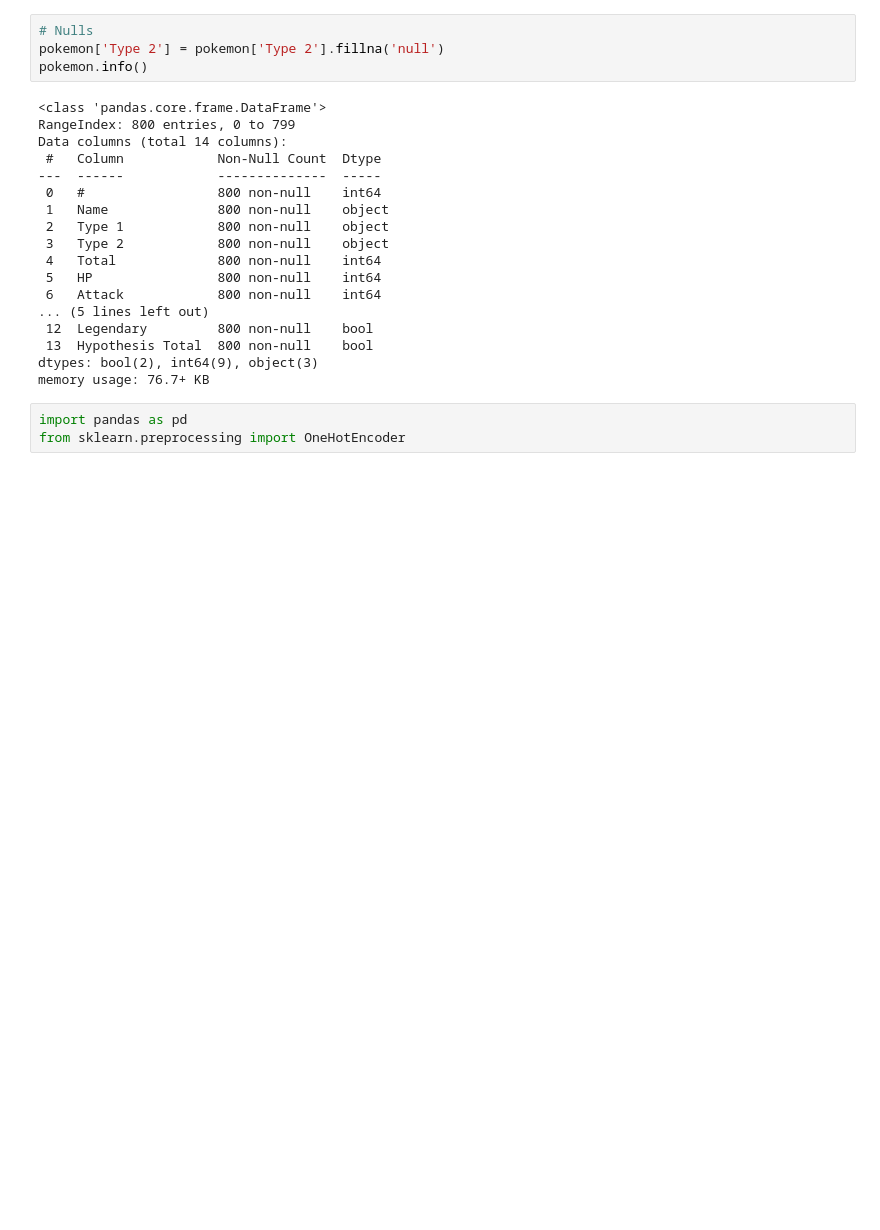
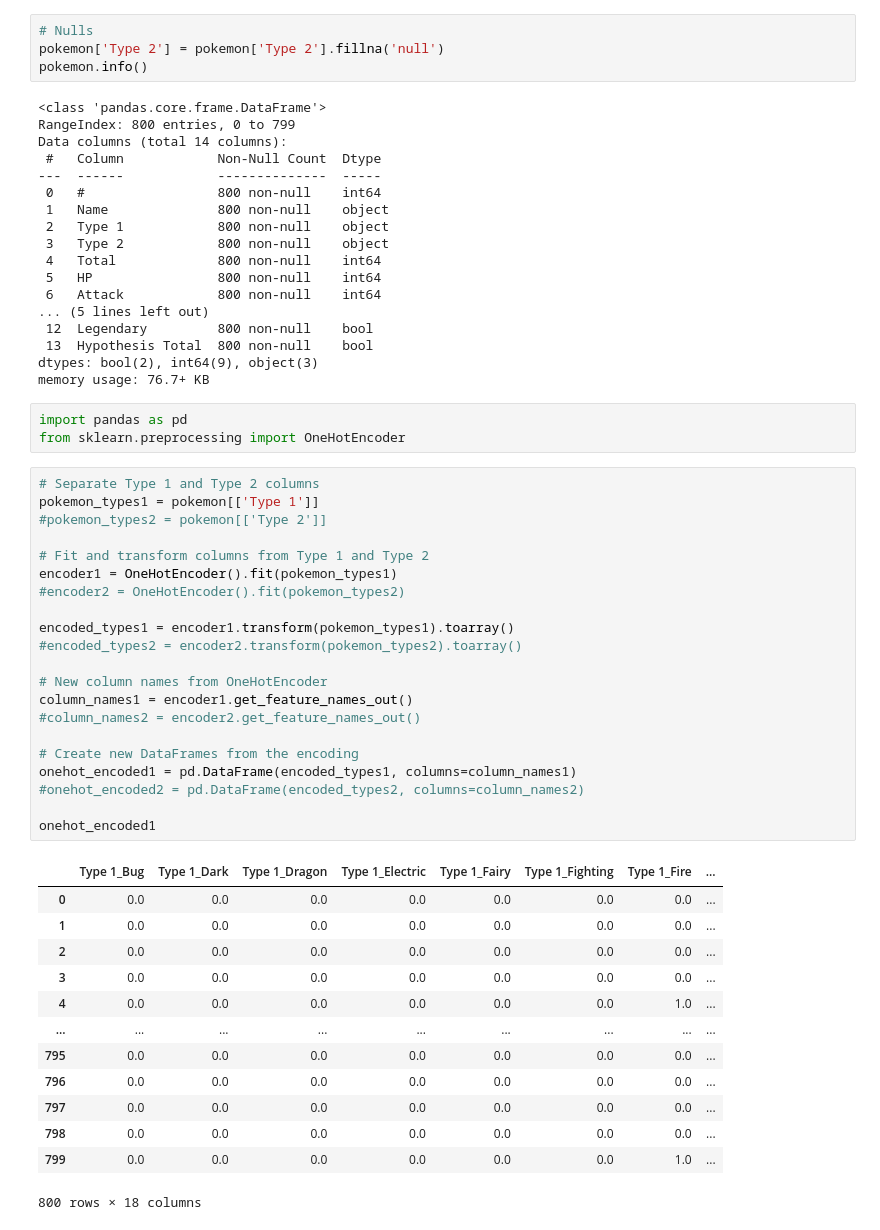
Before and after one commit to Andreadatalu/lab-dataframe-calculations, a Jupyter notebook: your-code/challenge-2-Final.ipynb, the cells around one changed output. Saved outputs shown, nothing was run; the diff lists cells and outputs as text; blank space fills up the shorter version.

```diff
--- a/your-code/challenge-2-Final.ipynb
+++ b/your-code/challenge-2-Final.ipynb
@@ -130,3 +130,38 @@ memory usage: 76.7+ KB
 # %%
 import pandas as pd
 from sklearn.preprocessing import OneHotEncoder
+# %%
+# Separate Type 1 and Type 2 columns
+pokemon_types1 = pokemon[['Type 1']]
+#pokemon_types2 = pokemon[['Type 2']]
+
+# Fit and transform columns from Type 1 and Type 2
+encoder1 = OneHotEncoder().fit(pokemon_types1)
+#encoder2 = OneHotEncoder().fit(pokemon_types2)
+
+encoded_types1 = encoder1.transform(pokemon_types1).toarray()
+#encoded_types2 = encoder2.transform(pokemon_types2).toarray()
+
+# New column names from OneHotEncoder
+column_names1 = encoder1.get_feature_names_out()
+#column_names2 = encoder2.get_feature_names_out()
+
+# Create new DataFrames from the encoding
+onehot_encoded1 = pd.DataFrame(encoded_types1, columns=column_names1)
+#onehot_encoded2 = pd.DataFrame(encoded_types2, columns=column_names2)
+
+onehot_encoded1
+# %% [output]
+|  | Type 1_Bug | Type 1_Dark | Type 1_Dragon | Type 1_Electric | Type 1_Fairy | Type 1_Fighting | Type 1_Fire | ... |
+| 0 | 0.0 | 0.0 | 0.0 | 0.0 | 0.0 | 0.0 | 0.0 | ... |
+| 1 | 0.0 | 0.0 | 0.0 | 0.0 | 0.0 | 0.0 | 0.0 | ... |
+| 2 | 0.0 | 0.0 | 0.0 | 0.0 | 0.0 | 0.0 | 0.0 | ... |
+| 3 | 0.0 | 0.0 | 0.0 | 0.0 | 0.0 | 0.0 | 0.0 | ... |
+| 4 | 0.0 | 0.0 | 0.0 | 0.0 | 0.0 | 0.0 | 1.0 | ... |
+| ... | ... | ... | ... | ... | ... | ... | ... | ... |
+| 795 | 0.0 | 0.0 | 0.0 | 0.0 | 0.0 | 0.0 | 0.0 | ... |
+| 796 | 0.0 | 0.0 | 0.0 | 0.0 | 0.0 | 0.0 | 0.0 | ... |
+| 797 | 0.0 | 0.0 | 0.0 | 0.0 | 0.0 | 0.0 | 0.0 | ... |
+| 798 | 0.0 | 0.0 | 0.0 | 0.0 | 0.0 | 0.0 | 0.0 | ... |
+| 799 | 0.0 | 0.0 | 0.0 | 0.0 | 0.0 | 0.0 | 1.0 | ... |
+800 rows × 18 columns
```
Also changed, not shown: parts of 17 cells of this notebook.
